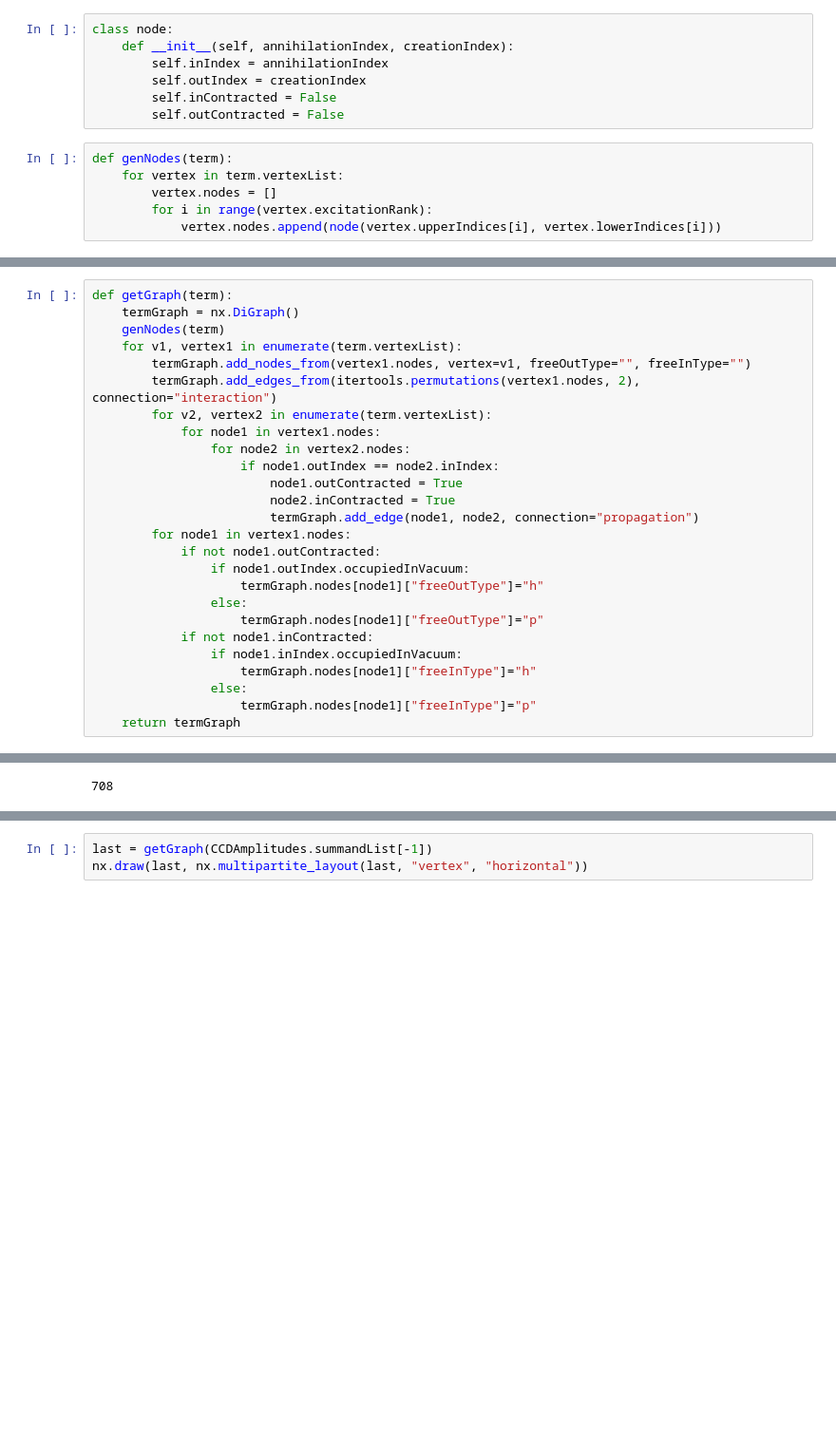
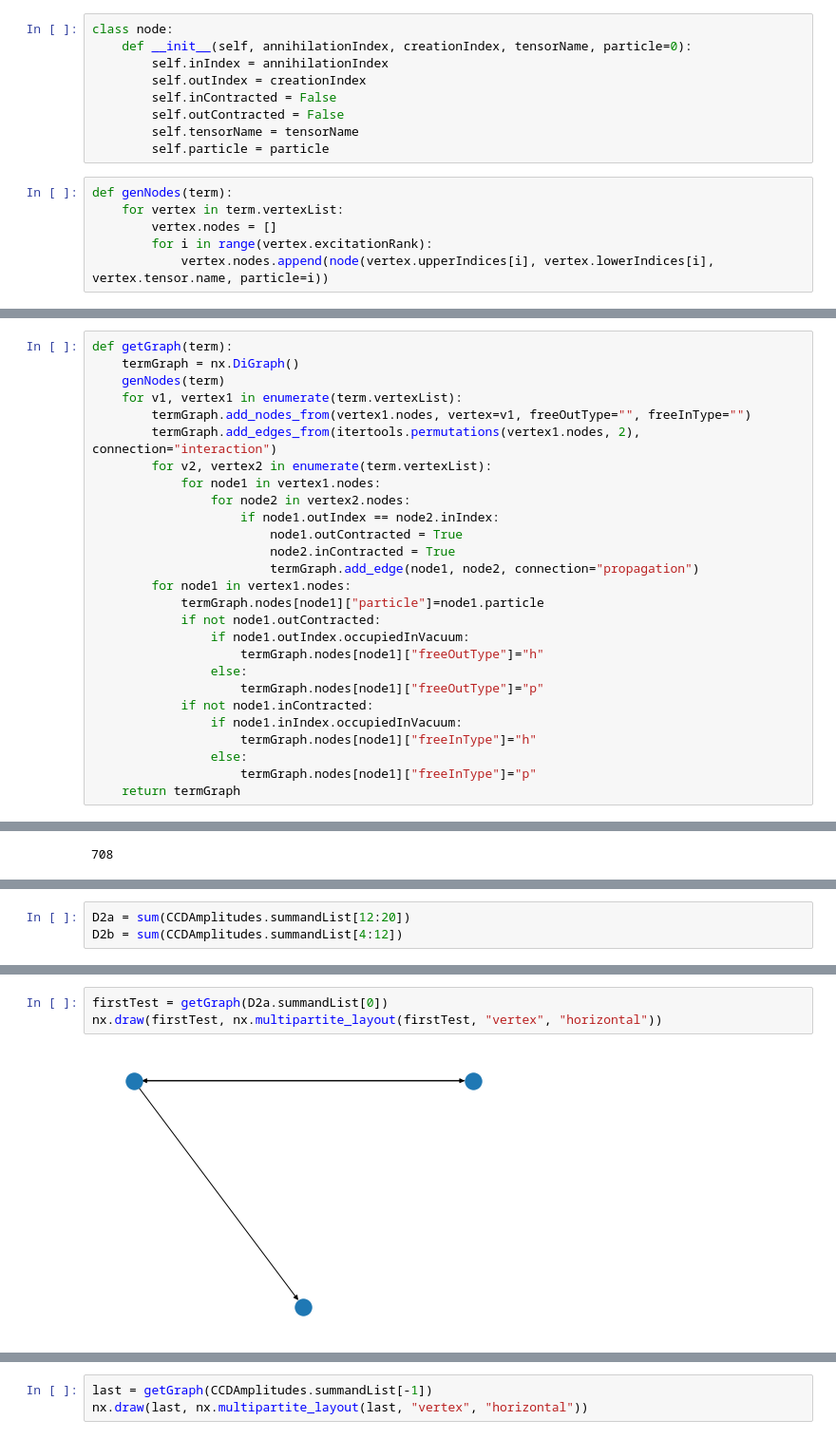
Before and after one commit to AGunasekera/DPhil, a Jupyter notebook: COSCC/isomorphicTerms.ipynb, the cells around one changed output, grey strips where cells are left out. Shown at 95% size. Drawn from its saved outputs; the diff is of its cells as text; blank space fills up the shorter version.

```diff
--- a/COSCC/isomorphicTerms.ipynb
+++ b/COSCC/isomorphicTerms.ipynb
@@ -28,17 +37,19 @@ print(CCDEnergy)
  + 1.0 * v_{h_{0}h_{1}}^{p_{0}p_{1}}{t_{2}}_{p_{0}p_{1}}^{h_{0}h_{1}}
 # %%
 class node:
-    def __init__(self, annihilationIndex, creationIndex):
+    def __init__(self, annihilationIndex, creationIndex, tensorName, particle=0):
         self.inIndex = annihilationIndex
         self.outIndex = creationIndex
         self.inContracted = False
         self.outContracted = False
+        self.tensorName = tensorName
+        self.particle = particle
 # %%
 def genNodes(term):
     for vertex in term.vertexList:
         vertex.nodes = []
         for i in range(vertex.excitationRank):
-            vertex.nodes.append(node(vertex.upperIndices[i], vertex.lowerIndices[i]))
+            vertex.nodes.append(node(vertex.upperIndices[i], vertex.lowerIndices[i], vertex.tensor.name, particle=i))
 # %%
 def getGraph_old(term):
     termGraph = nx.DiGraph()
@@ -71,6 +82,7 @@ def getGraph(term):
                         node2.inContracted = True
                         termGraph.add_edge(node1, node2, connection="propagation")
         for node1 in vertex1.nodes:
+            termGraph.nodes[node1]["particle"]=node1.particle
             if not node1.outContracted:
                 if node1.outIndex.occupiedInVacuum:
                     termGraph.nodes[node1]["freeOutType"]="h"
@@ -222,0 +254,3 @@ print(collectEquation(CCDAmplitudes))
+# %%
+D2a = sum(CCDAmplitudes.summandList[12:20])
+D2b = sum(CCDAmplitudes.summandList[4:12])
@@ -222,0 +289,5 @@ print(collectEquation(CCDAmplitudes))
+# %%
+firstTest = getGraph(D2a.summandList[0])
+nx.draw(firstTest, nx.multipartite_layout(firstTest, "vertex", "horizontal"))
+# %% [output]
+[figure, added]
```
Also changed, not shown: parts of 202 cells of this notebook, 8 other files.
